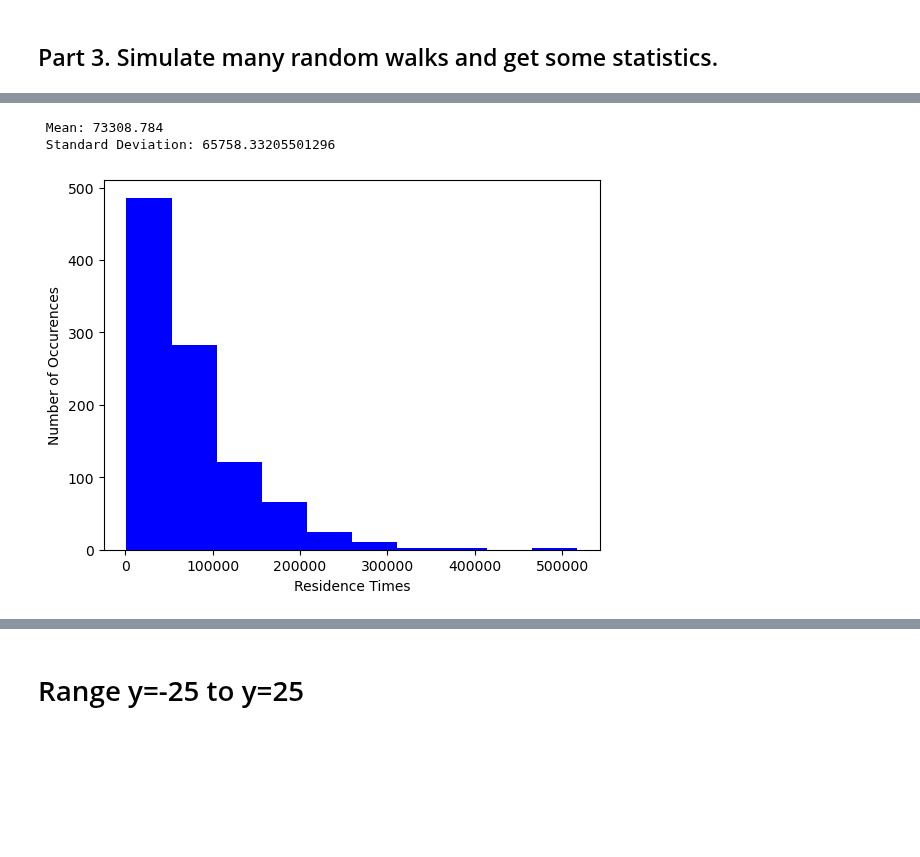
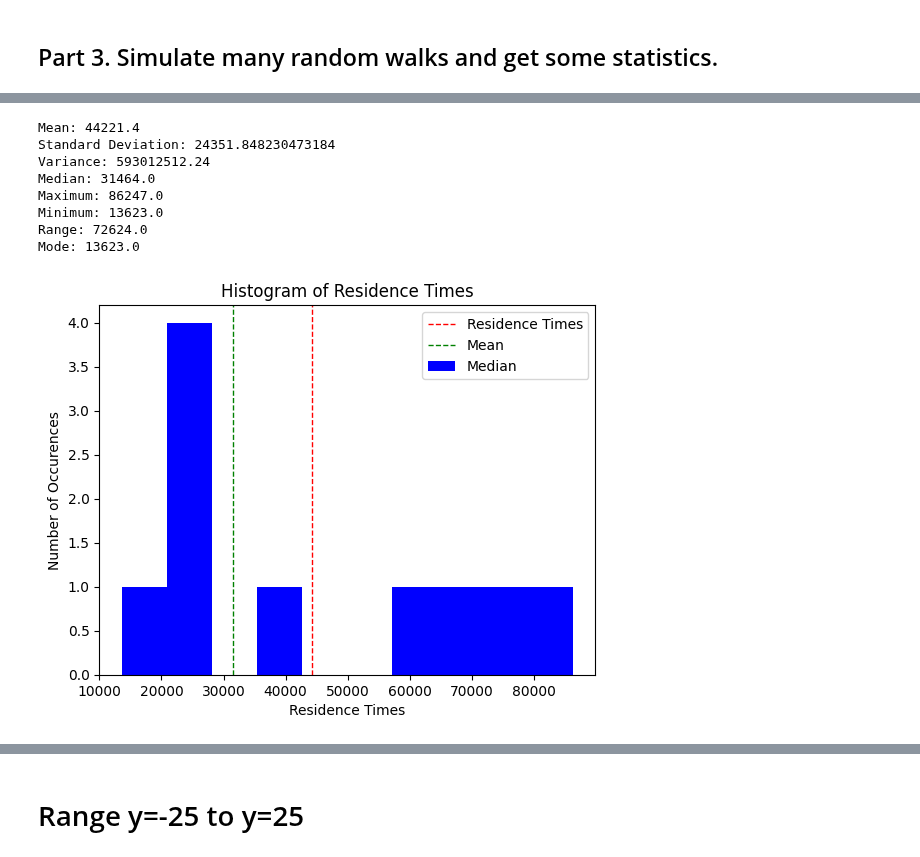
Before and after one commit to ian0671/Brownian-Motion, a Jupyter notebook: Brownian Motion.ipynb, the cells around one changed output, grey strips where cells are left out. Cells and saved outputs as stored; diff of their text form; code cells hidden in the pictures; blank space fills up the shorter version.

```diff
--- a/Brownian Motion.ipynb
+++ b/Brownian Motion.ipynb
@@ -313,12 +107,0 @@ plt.show()
-# %%
-b = statistics(1000) #This guy took 27 minutes! Be patient please.
-print(f'\n Mean: {np.mean(b)}\n Standard Deviation: {np.std(b)}')
-
-plt.hist(b, color = 'blue')
-plt.xlabel('Residence Times')
-plt.ylabel('Number of Occurences')
-plt.show()
-# %% [output]
- Mean: 73308.784
- Standard Deviation: 65758.33205501296
-[figure, removed]
@@ -324,0 +140,42 @@ plt.show()
+# %%
+# Generate data
+simulation_1_results = statistics(100)
+
+# Calculate statistics
+mean = np.mean(simulation_1_results)
+std_dev = np.std(simulation_1_results)
+variance = np.var(simulation_1_results)
+median = np.median(simulation_1_results)
+maximum = np.max(simulation_1_results)
+minimum = np.min(simulation_1_results)
+mode = mode(simulation_1_results)[0]
+
+# Print statistics
+print(f'''
+Mean: {mean}
+Standard Deviation: {std_dev}
+Variance: {variance}
+Median: {median}
+Maximum: {maximum}
+Minimum: {minimum}
+Range: {maximum - minimum}
+Mode: {mode}
+''')
+plt.hist(simulation_1_results, color = 'blue')
+plt.title('Histogram of Residence Times')
+plt.xlabel('Residence Times')
+plt.ylabel('Number of Occurences')
+plt.axvline(mean, color='r', linestyle='dashed', linewidth=1, label='Mean')
+plt.axvline(median, color='g', linestyle='dashed', linewidth=1, label='Median')
+plt.legend(['Residence Times', "Mean", "Median"])
+plt.show()
+# %% [output]
+Mean: 44221.4
+Standard Deviation: 24351.848230473184
+Variance: 593012512.24
+Median: 31464.0
+Maximum: 86247.0
+Minimum: 13623.0
+Range: 72624.0
+Mode: 13623.0
+[figure, added]
```
Also changed, not shown: parts of 17 cells of this notebook.
